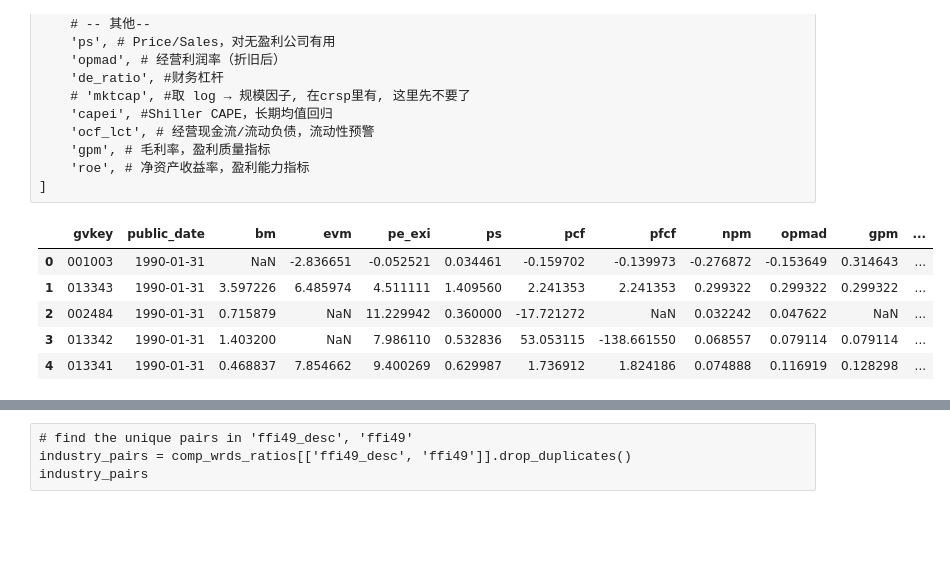
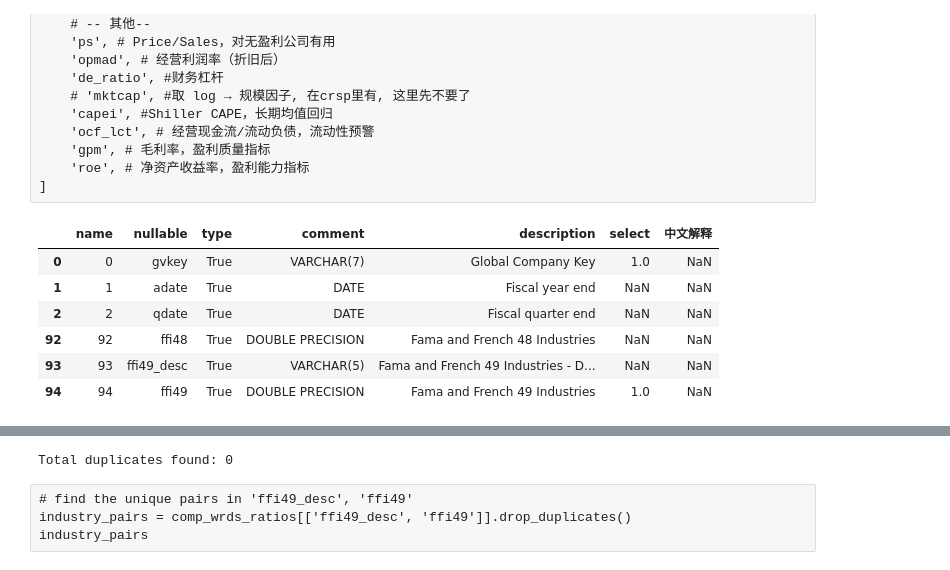
Before and after one commit to damonuc/PricingTailRisk_MDN, a Jupyter notebook: 1DataDownload_Clean.ipynb, the cells around one changed output, grey strips where cells are left out. Drawn from its saved outputs; the diff is of its cells as text; code cells hidden in the pictures; blank space fills up the shorter version.

```diff
--- a/1DataDownload_Clean.ipynb
+++ b/1DataDownload_Clean.ipynb
@@ -303,14 +293,19 @@ mdn_features_wrds = [
     'roe', # 净资产收益率，盈利能力指标
 ]
 # %%
+MicroFactor = pd.read_excel('../data/MicroFactor.xlsx', sheet_name='select')
+display(pd.concat([MicroFactor.head(3), MicroFactor.tail(3)], axis=0))
+
 selected_features = MicroFactor[MicroFactor['select']==1]['nullable'].tolist()
 comp_wrds_ratios = pd.read_parquet('../data/comp_wrds_ratios.parquet', engine='pyarrow',
                                    columns=selected_features)
-comp_wrds_ratios.head(5)
+display(pd.concat([comp_wrds_ratios.head(3), comp_wrds_ratios.tail(3)], axis=0))
+print("Total duplicates found: " + str(comp_wrds_ratios.duplicated(subset=['gvkey', 'public_date'], keep=False).sum()))
 # %% [output]
-|  | gvkey | public_date | bm | evm | pe_exi | ps | pcf | pfcf | npm | opmad | gpm | ... |
-| 0 | 001003 | 1990-01-31 | NaN | -2.836651 | -0.052521 | 0.034461 | -0.159702 | -0.139973 | -0.276872 | -0.153649 | 0.314643 | ... |
-| 1 | 013343 | 1990-01-31 | 3.597226 | 6.485974 | 4.511111 | 1.409560 | 2.241353 | 2.241353 | 0.299322 | 0.299322 | 0.299322 | ... |
-| 2 | 002484 | 1990-01-31 | 0.715879 | NaN | 11.229942 | 0.360000 | -17.721272 | NaN | 0.032242 | 0.047622 | NaN | ... |
-| 3 | 013342 | 1990-01-31 | 1.403200 | NaN | 7.986110 | 0.532836 | 53.053115 | -138.661550 | 0.068557 | 0.079114 | 0.079114 | ... |
-| 4 | 013341 | 1990-01-31 | 0.468837 | 7.854662 | 9.400269 | 0.629987 | 1.736912 | 1.824186 | 0.074888 | 0.116919 | 0.128298 | ... |
+|  | name | nullable | type | comment | description | select | 中文解释 |
+| 0 | 0 | gvkey | True | VARCHAR(7) | Global Company Key | 1.0 | NaN |
+| 1 | 1 | adate | True | DATE | Fiscal year end | NaN | NaN |
+| 2 | 2 | qdate | True | DATE | Fiscal quarter end | NaN | NaN |
+| 92 | 92 | ffi48 | True | DOUBLE PRECISION | Fama and French 48 Industries | NaN | NaN |
+| 93 | 93 | ffi49_desc | True | VARCHAR(5) | Fama and French 49 Industries - D... | NaN | NaN |
+| 94 | 94 | ffi49 | True | DOUBLE PRECISION | Fama and French 49 Industries | 1.0 | NaN |
@@ -317,3 +319,4 @@ comp_wrds_ratios.head(5)
+Total duplicates found: 0
 # %% [raw]
 # find the unique pairs in 'ffi49_desc', 'ffi49'
 industry_pairs = comp_wrds_ratios[['ffi49_desc', 'ffi49']].drop_duplicates()
```
Also changed, not shown: parts of 10 cells of this notebook, 2 other files.
